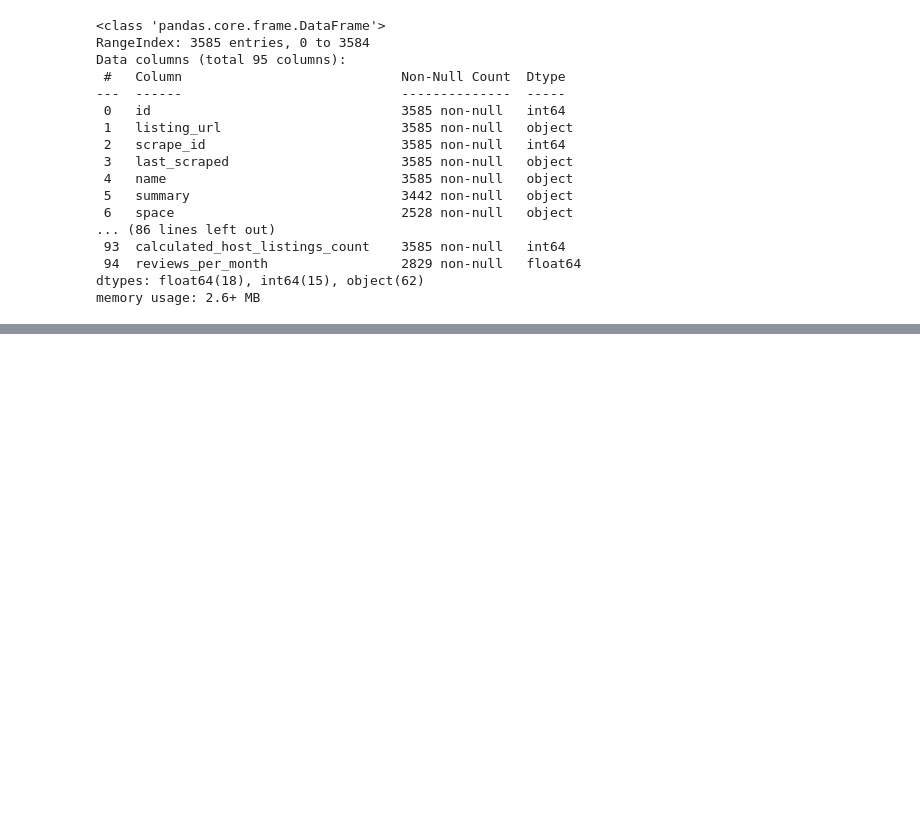
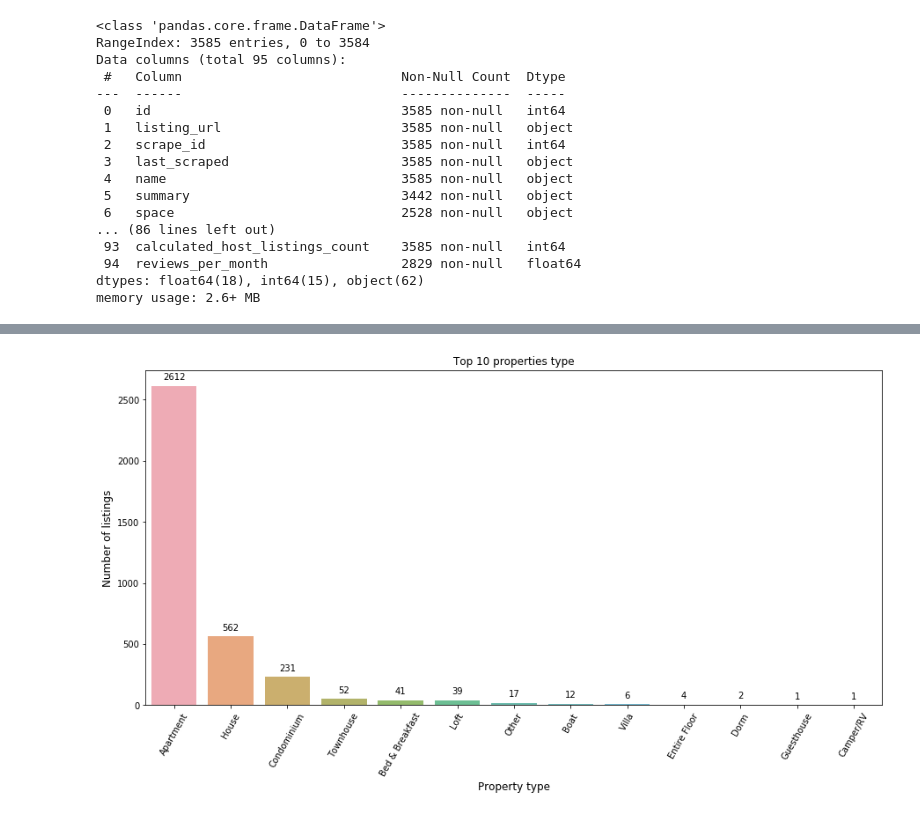
Before and after one commit to SadiqueAbdullah/Boston-Airbnb-EDA-and-Insight, a Jupyter notebook: EDA_and_Prediction.ipynb, the cells around one changed output, grey strips where cells are left out. Cells and saved outputs as stored; diff of their text form; code cells hidden in the pictures; blank space fills up the shorter version.

```diff
--- a/EDA_and_Prediction.ipynb
+++ b/EDA_and_Prediction.ipynb
@@ -73,0 +175,14 @@ memory usage: 2.6+ MB
+# %%
+#Exploring property_type data in and around Boston
+property_type_count  = lstngs['property_type'].value_counts()[:20,]
+plt.figure(figsize=(15,7))
+g=sns.barplot(property_type_count.index, property_type_count.values, alpha=0.8)
+plt.title('Top 10 properties type')
+plt.ylabel('Number of listings', fontsize=12)
+plt.xlabel('Property type', fontsize=12)
+plt.xticks(rotation=60)
+for p in g.patches:
+    g.annotate(format(p.get_height(), '.0f'), (p.get_x() + p.get_width() / 2., p.get_height()), ha = 'center', va = 'center', xytext = (0, 10), textcoords = 'offset points')
+plt.show()
+# %% [output]
+[figure, added]
```
Also changed, not shown: parts of 35 cells of this notebook.
